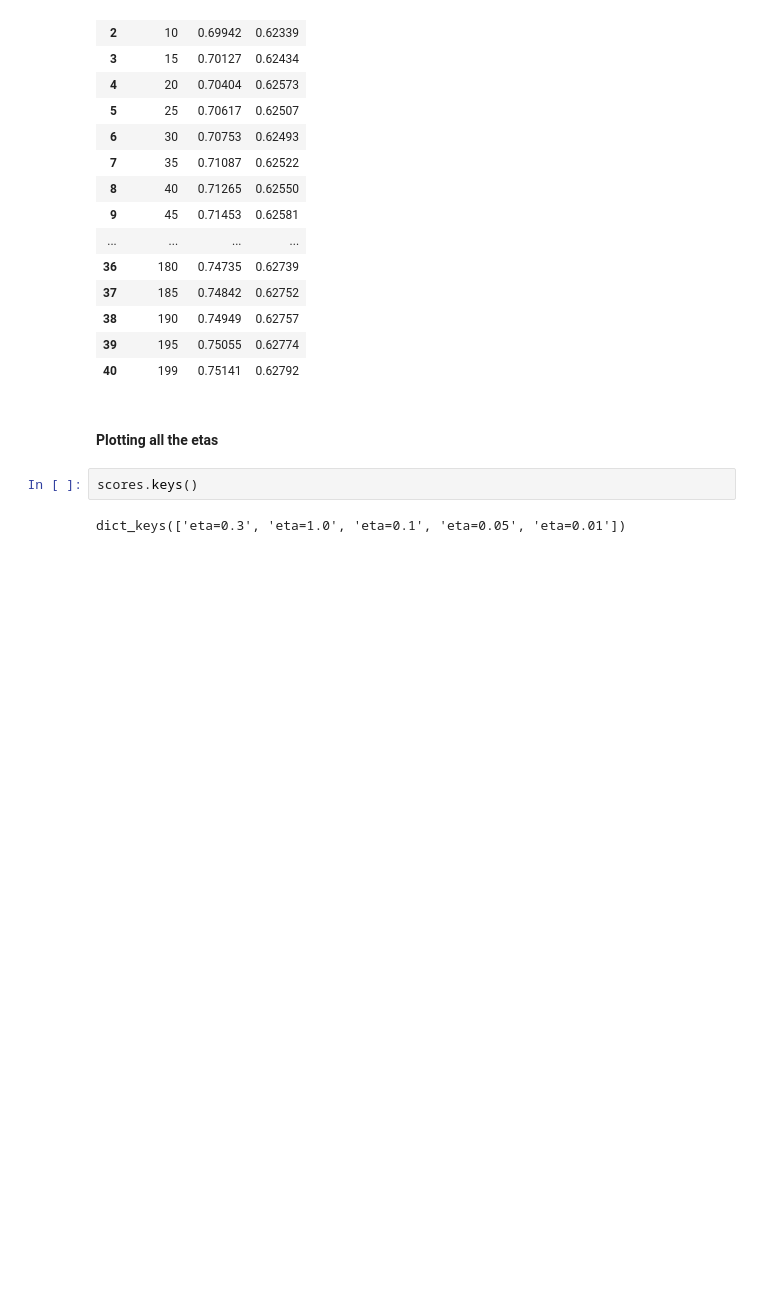
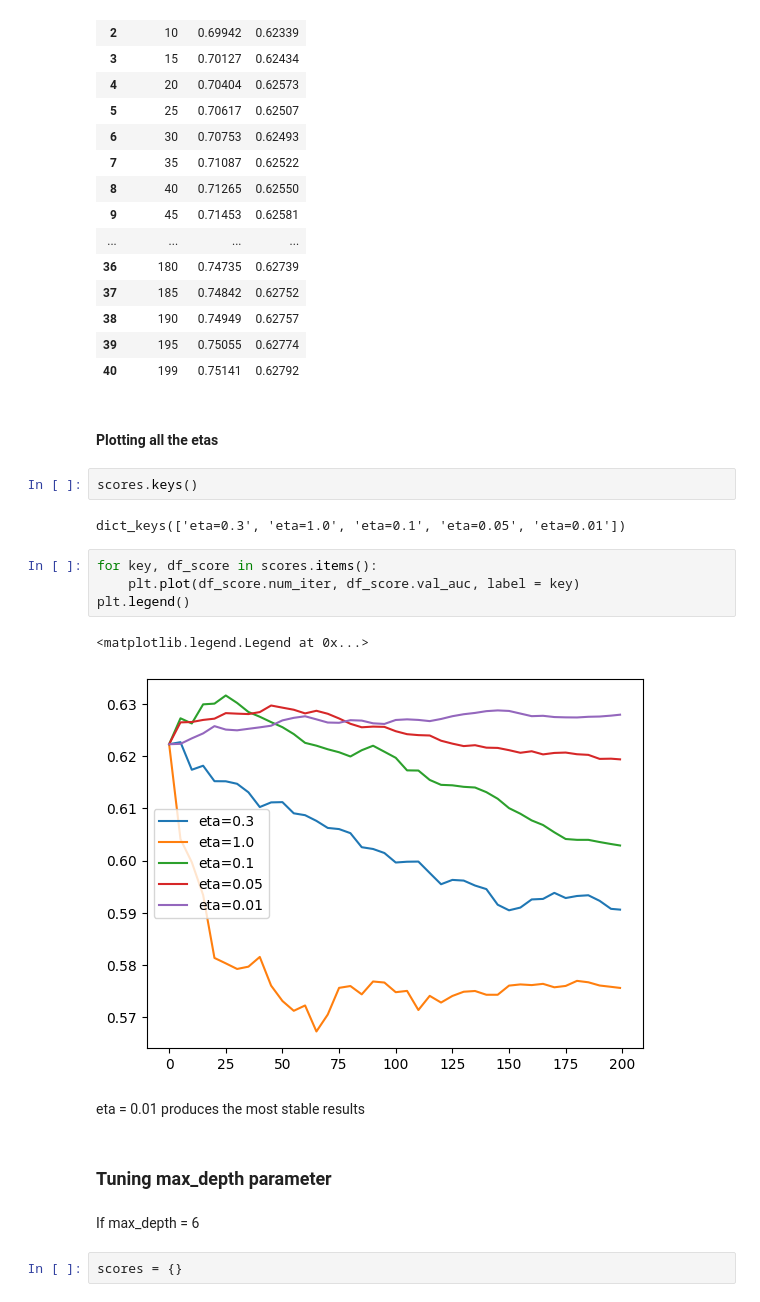
Before and after one commit to Veranika23/endometriosis-prediction, a Jupyter notebook: EDA/notebook.ipynb, the cells around one changed output. Drawn from its saved outputs; the diff is of its cells as text; blank space fills up the shorter version.

```diff
--- a/EDA/notebook.ipynb
+++ b/EDA/notebook.ipynb
@@ -973,3 +973,18 @@ scores['eta=0.01']
 scores.keys()
 # %% [output]
 dict_keys(['eta=0.3', 'eta=1.0', 'eta=0.1', 'eta=0.05', 'eta=0.01'])
+# %%
+for key, df_score in scores.items():
+    plt.plot(df_score.num_iter, df_score.val_auc, label = key)
+plt.legend()
+# %% [output]
+<matplotlib.legend.Legend at 0x...>
+[figure, added]
+# %% [markdown]
+eta = 0.01 produces the most stable results
+# %% [markdown]
+### Tuning max_depth parameter
+# %% [markdown]
+If max_depth = 6
+# %%
+scores = {}
```
Also changed, not shown: parts of 29 cells of this notebook.
